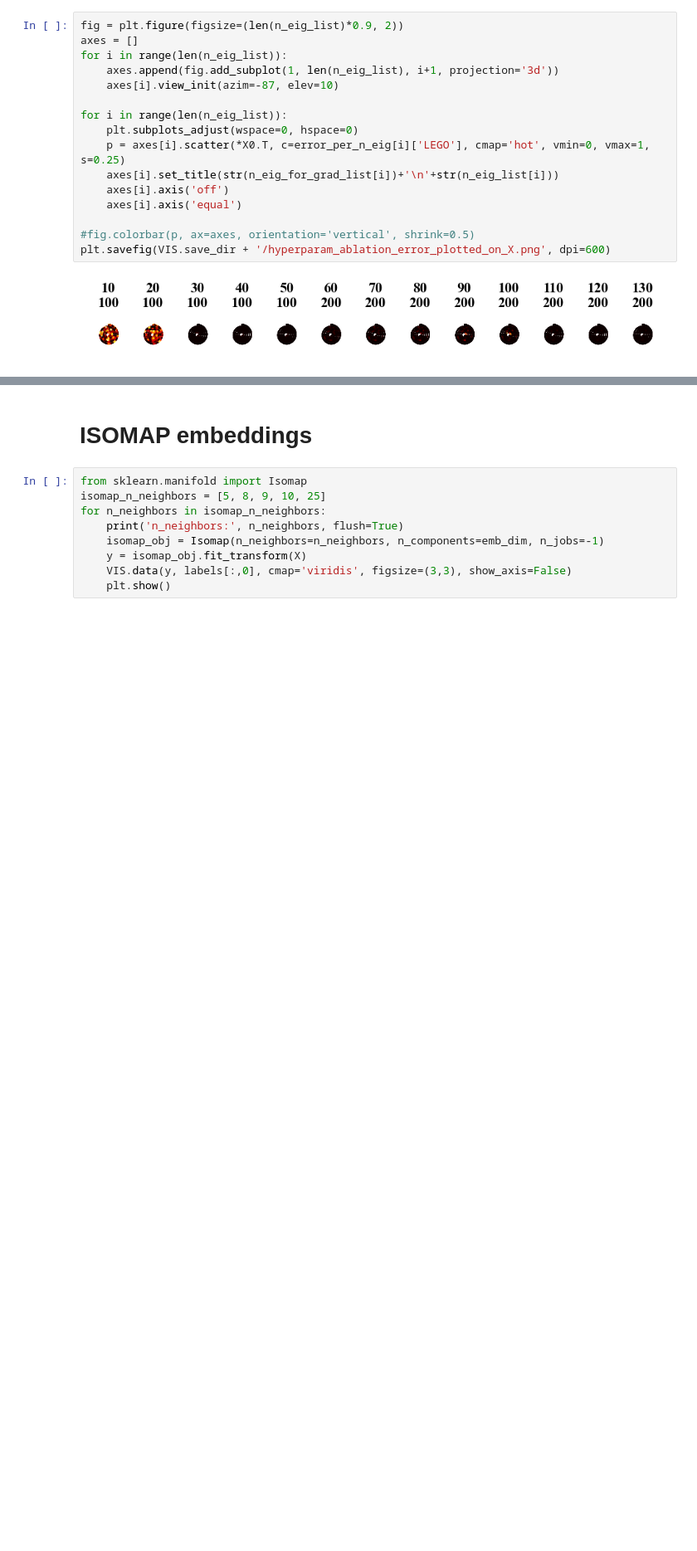
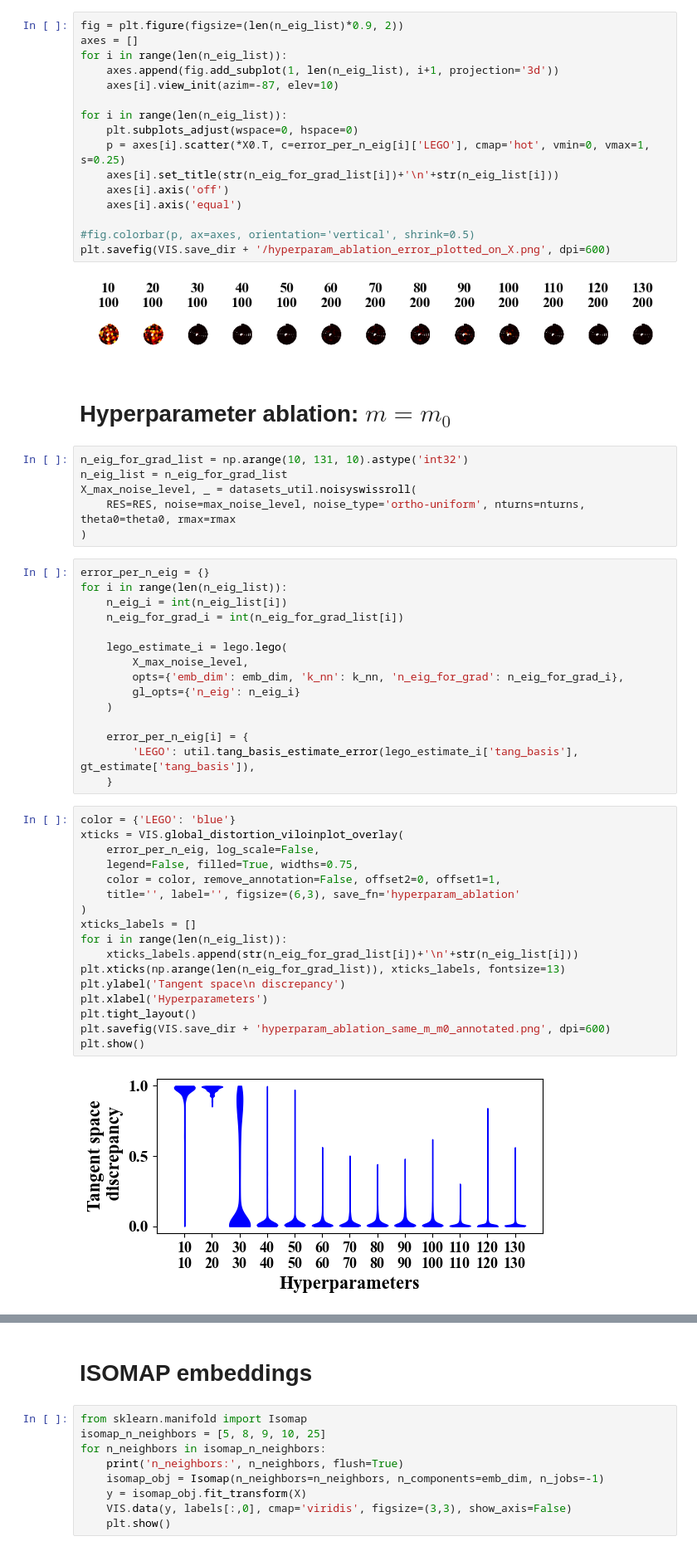
Before and after one commit to chiggum/LEGO, a Jupyter notebook: examples/high_aspect_ratio_swissroll.ipynb, the cells around one changed output, grey strips where cells are left out. Shown at 83% size. Cells and saved outputs as stored; diff of their text form; blank space fills up the shorter version.

```diff
--- a/examples/high_aspect_ratio_swissroll.ipynb
+++ b/examples/high_aspect_ratio_swissroll.ipynb
@@ -386,3 +386,45 @@ for i in range(len(n_eig_list)):
 plt.savefig(VIS.save_dir + '/hyperparam_ablation_error_plotted_on_X.png', dpi=600)
 # %% [output]
 [figure]
+# %% [markdown]
+# Hyperparameter ablation: $m=m_0$
+# %%
+n_eig_for_grad_list = np.arange(10, 131, 10).astype('int32')
+n_eig_list = n_eig_for_grad_list
+X_max_noise_level, _ = datasets_util.noisyswissroll(
+    RES=RES, noise=max_noise_level, noise_type='ortho-uniform', nturns=nturns, theta0=theta0, rmax=rmax
+)
+# %%
+error_per_n_eig = {}
+for i in range(len(n_eig_list)):
+    n_eig_i = int(n_eig_list[i])
+    n_eig_for_grad_i = int(n_eig_for_grad_list[i])
+
+    lego_estimate_i = lego.lego(
+        X_max_noise_level,
+        opts={'emb_dim': emb_dim, 'k_nn': k_nn, 'n_eig_for_grad': n_eig_for_grad_i},
+        gl_opts={'n_eig': n_eig_i}
+    )
+
+    error_per_n_eig[i] = {
+        'LEGO': util.tang_basis_estimate_error(lego_estimate_i['tang_basis'], gt_estimate['tang_basis']),
+    }
+# %%
+color = {'LEGO': 'blue'}
+xticks = VIS.global_distortion_viloinplot_overlay(
+    error_per_n_eig, log_scale=False,
+    legend=False, filled=True, widths=0.75,
+    color = color, remove_annotation=False, offset2=0, offset1=1,
+    title='', label='', figsize=(6,3), save_fn='hyperparam_ablation'
+)
+xticks_labels = []
+for i in range(len(n_eig_list)):
+    xticks_labels.append(str(n_eig_for_grad_list[i])+'\n'+str(n_eig_list[i]))
+plt.xticks(np.arange(len(n_eig_for_grad_list)), xticks_labels, fontsize=13)
+plt.ylabel('Tangent space\n discrepancy')
+plt.xlabel('Hyperparameters')
+plt.tight_layout()
+plt.savefig(VIS.save_dir + 'hyperparam_ablation_same_m_m0_annotated.png', dpi=600)
+plt.show()
+# %% [output]
+[figure, added]
```
Also changed, not shown: parts of 1 cell of this notebook, 5 other files.
